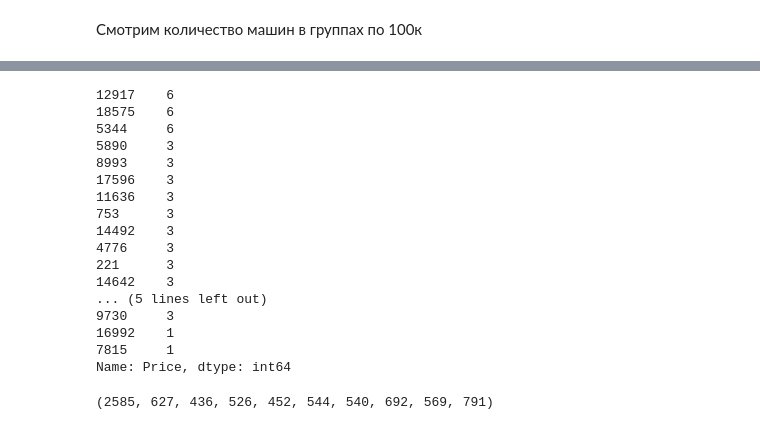
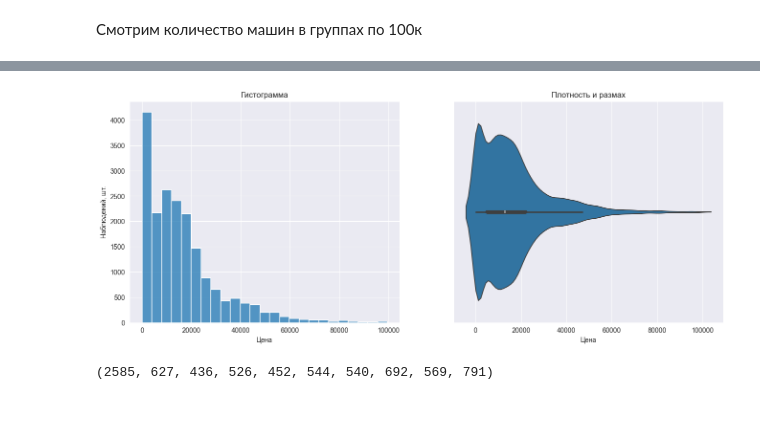
Before and after one commit to Paul-the-human/car_price_prediction, a Jupyter notebook: car_price_prediction.ipynb, the cells around one changed output, grey strips where cells are left out. Cells and saved outputs as stored; diff of their text form; code cells hidden in the pictures.

```diff
--- a/car_price_prediction.ipynb
+++ b/car_price_prediction.ipynb
@@ -110,2 +32,0 @@ Google определил как Грузинский язык. Перевод
-# %%
-df = df[df["Manufacturer"] != "სხვა"]
@@ -114,4 +32,0 @@ df = df[df["Manufacturer"] != "სხვა"]
-# %%
-df["Leather interior"] = pd.get_dummies(df["Leather interior"], drop_first=True)
-df["Right_hand"] = pd.get_dummies(df["Wheel"], drop_first=True)
-df = df.drop(["Wheel"], axis=1)
@@ -139,10 +32,0 @@ df["Engine volume"] = df["Engine volume"].apply(engine_volume_to_float)
-# %%
-df = pd.concat([
-    df,
-    pd.get_dummies(df["Doors"], drop_first=True),
-    pd.get_dummies(df["Drive wheels"], drop_first=True),
-    pd.get_dummies(df["Gear box type"], drop_first=True),
-], axis=1)
-df = df.rename(columns={"04-May": "4 doors", ">5": ">5 doors"})
-# удаляю модель, поскольку она объясняется другими признаками
-df = df.drop(["Doors", "Drive wheels", "Gear box type", "Model"], axis=1)
@@ -206,0 +44,19 @@ Name: Price, dtype: float64
+# %%
+translations = {
+    'Price' : 'Цена',
+    'Prod. year' : 'Дата производства',
+}
+
+def eda_visualize(column, xlim=None):
+    xlabel = translations.get(column.name, column.name)
+    fig, axes = plt.subplots(1, 2, figsize=(16,6))
+    sns.histplot(column, ax=axes[0], bins=25, kde=False)
+    axes[0].set(title='Гистограмма', xlabel=xlabel, ylabel='Наблюдений, шт.', xlim=xlim)
+    sns.violinplot(column, ax=axes[1], orient='h')
+    axes[1].set(title='Плотность и размах', xlabel=xlabel, xlim=xlim)
+
+def price_by_category(df_, group_by, figsize=(24,6)):
+    fig, axes = plt.subplots(1, 2, figsize=figsize)
+    df_.groupby(group_by)["Price"].mean().sort_values().plot(kind="bar", ax=axes[0], title='Средние')
+    df_.groupby(group_by)["Price"].median().sort_values().plot(kind="bar", ax=axes[1], title='Медианы')
+    return df_.groupby(group_by)["Price"].agg(['mean', 'median', "count"])
@@ -247,23 +98,7 @@ plt.hist(df["Price"], bins=50);
-# %%
-df["Price"].sort_values(ascending=False).tail(20)
-# %% [output]
-12917    6
-18575    6
-5344     6
-5890     3
-8993     3
-17596    3
-11636    3
-753      3
-14492    3
-4776     3
-221      3
-14642    3
-... (5 lines left out)
-9730     3
-16992    1
-7815     1
-Name: Price, dtype: int64
+# %%
+eda_visualize(df["Price"]);
+# %% [output]
+[figure, added]
 # %%
 (
     len(df[df.Price <= 1000]),
```
Also changed, not shown: parts of 154 cells of this notebook.
